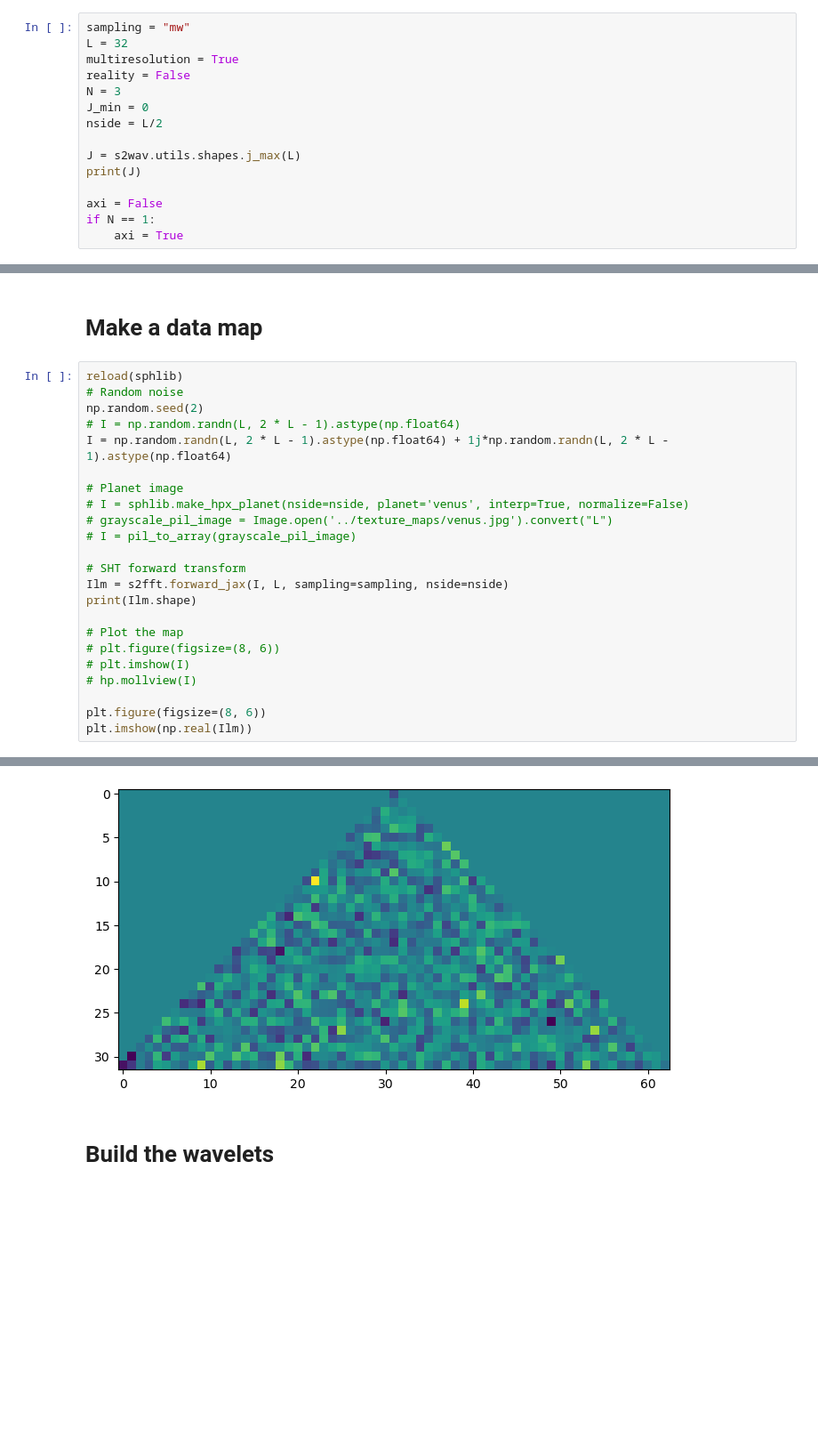
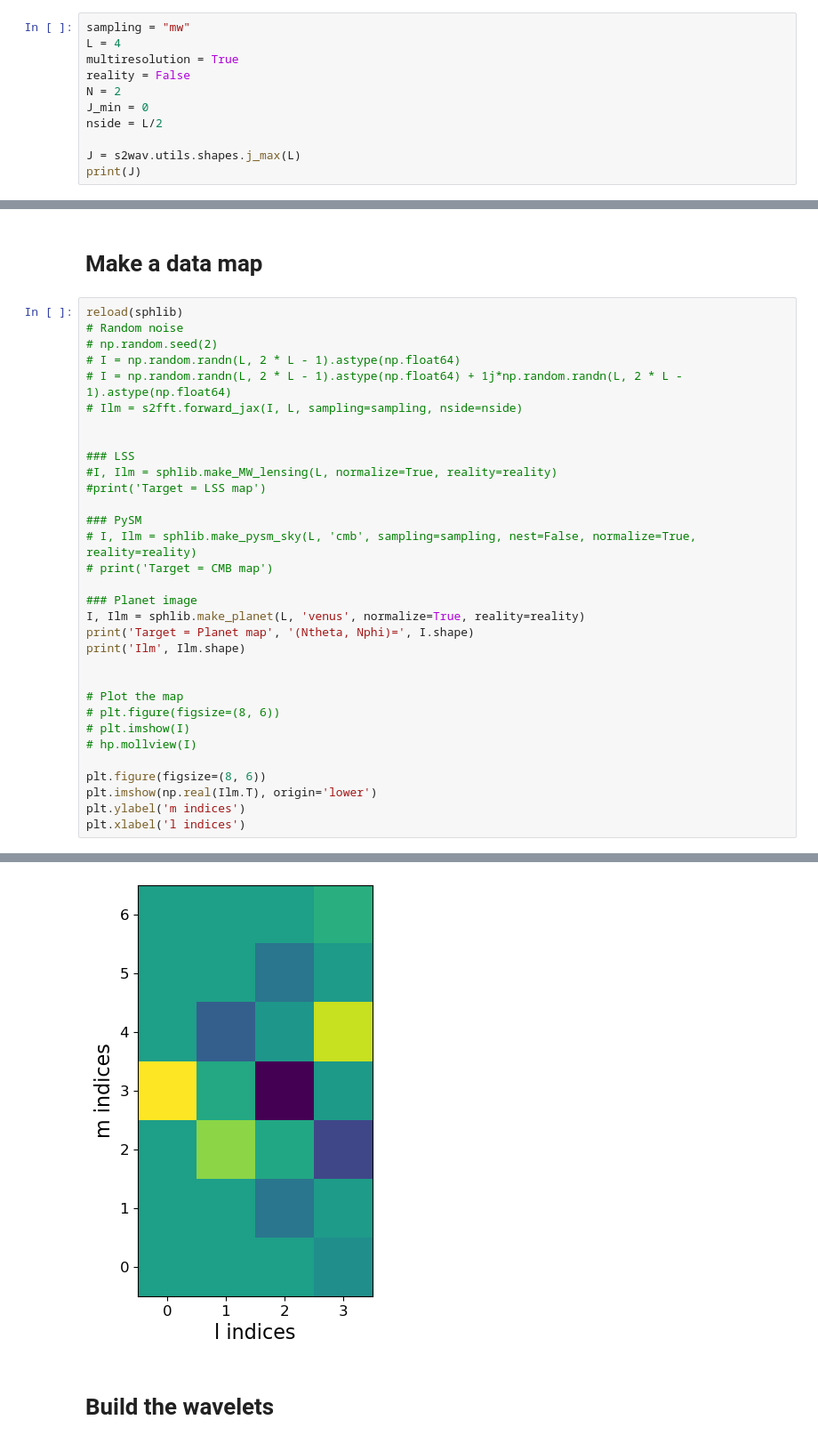
Before and after one commit to mousset/scatcovJAX, a Jupyter notebook: Notebooks/compute_scattering_coeff.ipynb, the cells around one changed output, grey strips where cells are left out. Shown at 89% size. Cells and saved outputs as stored; diff of their text form; blank space fills up the shorter version.

Commit message:
try to get the indices of C01, C11

```diff
--- a/Notebooks/compute_scattering_coeff.ipynb
+++ b/Notebooks/compute_scattering_coeff.ipynb
@@ -33,17 +34,13 @@ plot.notebook_plot_format()
 N = 3 is 5 orientations (2*N-1)
 # %%
 sampling = "mw"
-L = 32
+L = 4
 multiresolution = True
 reality = False
-N = 3
+N = 2
 J_min = 0
 nside = L/2
 
 J = s2wav.utils.shapes.j_max(L)
 print(J)
-
-axi = False
-if N == 1:
-    axi = True
 # %% [output]
@@ -53,18 +50,25 @@ if N == 1:
 # %%
 reload(sphlib)
 # Random noise
-np.random.seed(2)
+# np.random.seed(2)
 # I = np.random.randn(L, 2 * L - 1).astype(np.float64)
-I = np.random.randn(L, 2 * L - 1).astype(np.float64) + 1j*np.random.randn(L, 2 * L - 1).astype(np.float64)
+# I = np.random.randn(L, 2 * L - 1).astype(np.float64) + 1j*np.random.randn(L, 2 * L - 1).astype(np.float64)
+# Ilm = s2fft.forward_jax(I, L, sampling=sampling, nside=nside)
 
-# Planet image
-# I = sphlib.make_hpx_planet(nside=nside, planet='venus', interp=True, normalize=False)
-# grayscale_pil_image = Image.open('../texture_maps/venus.jpg').convert("L")
-# I = pil_to_array(grayscale_pil_image)
 
-# SHT forward transform
-Ilm = s2fft.forward_jax(I, L, sampling=sampling, nside=nside)
-print(Ilm.shape)
+### LSS
+#I, Ilm = sphlib.make_MW_lensing(L, normalize=True, reality=reality)
+#print('Target = LSS map')
+
+### PySM
+# I, Ilm = sphlib.make_pysm_sky(L, 'cmb', sampling=sampling, nest=False, normalize=True, reality=reality)
+# print('Target = CMB map')
+
+### Planet image
+I, Ilm = sphlib.make_planet(L, 'venus', normalize=True, reality=reality)
+print('Target = Planet map', '(Ntheta, Nphi)=', I.shape)
+print('Ilm', Ilm.shape)
+
 
 # Plot the map
 # plt.figure(figsize=(8, 6))
@@ -72,5 +76,7 @@ print(Ilm.shape)
 # hp.mollview(I)
 
 plt.figure(figsize=(8, 6))
-plt.imshow(np.real(Ilm))
+plt.imshow(np.real(Ilm.T), origin='lower')
+plt.ylabel('m indices')
+plt.xlabel('l indices')
 # %% [output]
@@ -80,3 +87,3 @@ No GPU/TPU found, falling back to CPU. (Set TF_CPP_MIN_LOG_LEVEL=0 and rerun for
-[figure, old version]
+[figure, new version]
 # %% [markdown]
 # Build the wavelets
```
Also changed, not shown: parts of 24 cells of this notebook.
